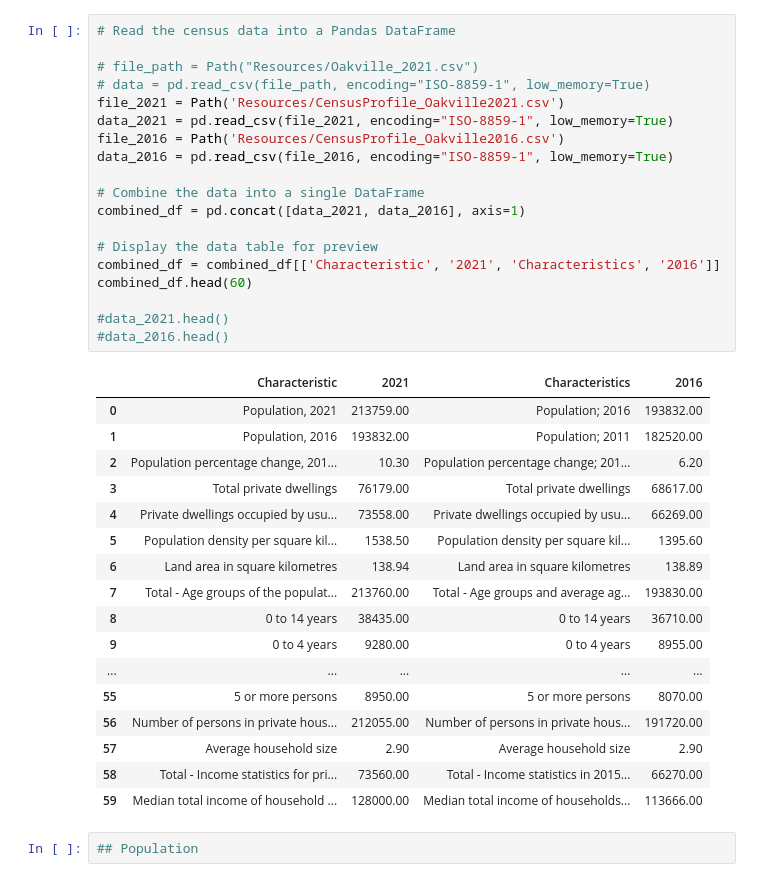
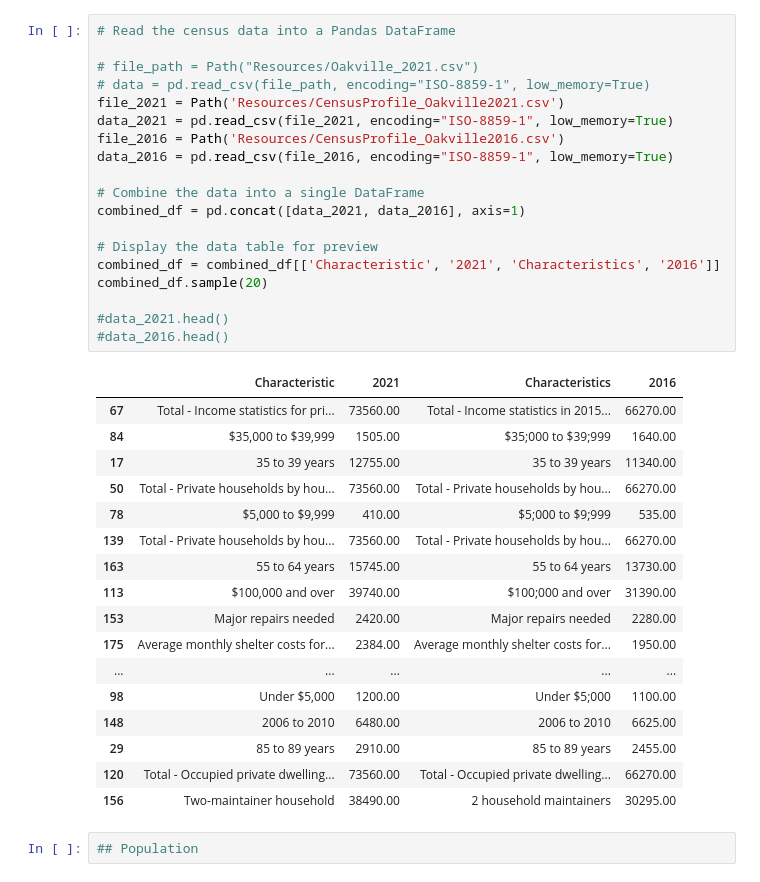
Before and after one commit to MaisieDeGraaf/oakville-housing-analysis, a Jupyter notebook: Code-Pooja/Housing.ipynb, the cells around one changed output. Saved outputs shown, nothing was run; the diff lists cells and outputs as text.

```diff
--- a/Code-Pooja/Housing.ipynb
+++ b/Code-Pooja/Housing.ipynb
@@ -17,40 +17,40 @@ import requests
 # %%
 # Read the census data into a Pandas DataFrame
 
 # file_path = Path("Resources/Oakville_2021.csv")
 # data = pd.read_csv(file_path, encoding="ISO-8859-1", low_memory=True)
 file_2021 = Path('Resources/CensusProfile_Oakville2021.csv')
 data_2021 = pd.read_csv(file_2021, encoding="ISO-8859-1", low_memory=True)
 file_2016 = Path('Resources/CensusProfile_Oakville2016.csv')
 data_2016 = pd.read_csv(file_2016, encoding="ISO-8859-1", low_memory=True)
 
 # Combine the data into a single DataFrame
 combined_df = pd.concat([data_2021, data_2016], axis=1)
 
 # Display the data table for preview
 combined_df = combined_df[['Characteristic', '2021', 'Characteristics', '2016']]
-combined_df.head(60)
+combined_df.sample(20)
 
 #data_2021.head()
 #data_2016.head()
 # %% [output]
 |  | Characteristic | 2021 | Characteristics | 2016 |
-| 0 | Population, 2021 | 213759.00 | Population; 2016 | 193832.00 |
-| 1 | Population, 2016 | 193832.00 | Population; 2011 | 182520.00 |
-| 2 | Population percentage change, 201... | 10.30 | Population percentage change; 201... | 6.20 |
-| 3 | Total private dwellings | 76179.00 | Total private dwellings | 68617.00 |
-| 4 | Private dwellings occupied by usu... | 73558.00 | Private dwellings occupied by usu... | 66269.00 |
-| 5 | Population density per square kil... | 1538.50 | Population density per square kil... | 1395.60 |
-| 6 | Land area in square kilometres | 138.94 | Land area in square kilometres | 138.89 |
-| 7 | Total - Age groups of the populat... | 213760.00 | Total - Age groups and average ag... | 193830.00 |
-| 8 | 0 to 14 years | 38435.00 | 0 to 14 years | 36710.00 |
-| 9 | 0 to 4 years | 9280.00 | 0 to 4 years | 8955.00 |
+| 67 | Total - Income statistics for pri... | 73560.00 | Total - Income statistics in 2015... | 66270.00 |
+| 84 | $35,000 to $39,999 | 1505.00 | $35;000 to $39;999 | 1640.00 |
+| 17 | 35 to 39 years | 12755.00 | 35 to 39 years | 11340.00 |
+| 50 | Total - Private households by hou... | 73560.00 | Total - Private households by hou... | 66270.00 |
+| 78 | $5,000 to $9,999 | 410.00 | $5;000 to $9;999 | 535.00 |
+| 139 | Total - Private households by hou... | 73560.00 | Total - Private households by hou... | 66270.00 |
+| 163 | 55 to 64 years | 15745.00 | 55 to 64 years | 13730.00 |
+| 113 | $100,000 and over | 39740.00 | $100;000 and over | 31390.00 |
+| 153 | Major repairs needed | 2420.00 | Major repairs needed | 2280.00 |
+| 175 | Average monthly shelter costs for... | 2384.00 | Average monthly shelter costs for... | 1950.00 |
 | ... | ... | ... | ... | ... |
-| 55 | 5 or more persons | 8950.00 | 5 or more persons | 8070.00 |
-| 56 | Number of persons in private hous... | 212055.00 | Number of persons in private hous... | 191720.00 |
-| 57 | Average household size | 2.90 | Average household size | 2.90 |
-| 58 | Total - Income statistics for pri... | 73560.00 | Total - Income statistics in 2015... | 66270.00 |
-| 59 | Median total income of household ... | 128000.00 | Median total income of households... | 113666.00 |
+| 98 | Under $5,000 | 1200.00 | Under $5;000 | 1100.00 |
+| 148 | 2006 to 2010 | 6480.00 | 2006 to 2010 | 6625.00 |
+| 29 | 85 to 89 years | 2910.00 | 85 to 89 years | 2455.00 |
+| 120 | Total - Occupied private dwelling... | 73560.00 | Total - Occupied private dwelling... | 66270.00 |
+| 156 | Two-maintainer household | 38490.00 | 2 household maintainers | 30295.00 |
 # %%
 ## Population
 # %%
```
Also changed, not shown: parts of 5 cells of this notebook.
